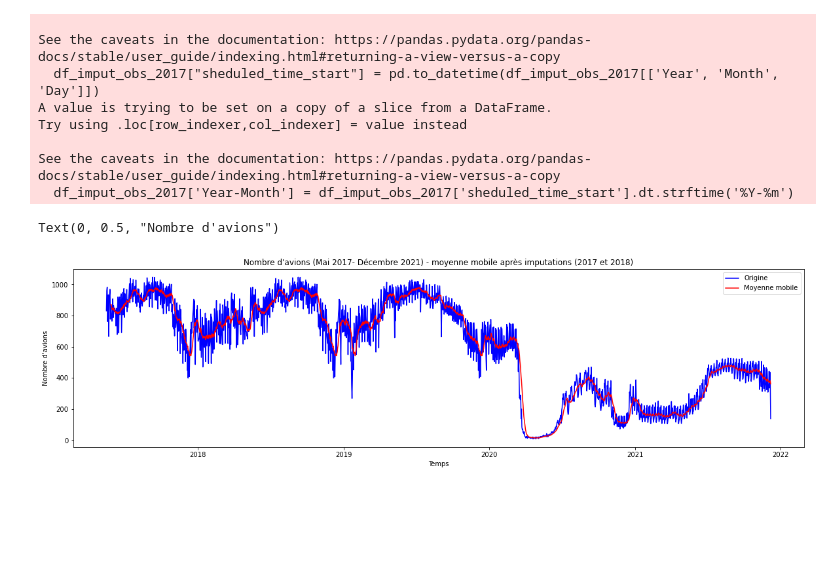
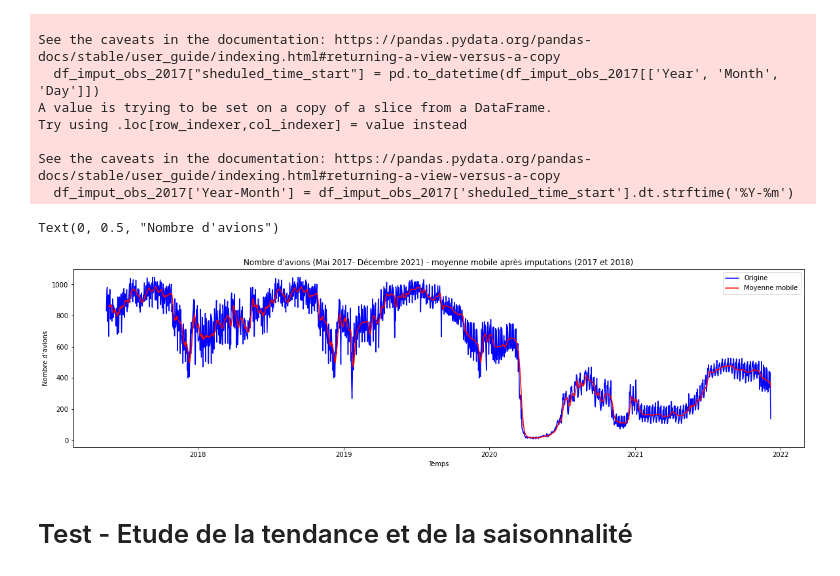
Before and after one commit to julienowack/stat_app, a Jupyter notebook: Valeurs manquantes.ipynb, the cells around one changed output. Cells and saved outputs as stored; diff of their text form; code cells hidden in the pictures; blank space fills up the shorter version.

Commit message:
Update Valeurs manquantes.ipynb
avec les tests séries temp

```diff
--- a/Valeurs manquantes.ipynb
+++ b/Valeurs manquantes.ipynb
@@ -416,18 +416,20 @@ See the caveats in the documentation: https://pandas.pydata.org/pandas-docs/stab
 # %%
 df_air_traffic_france8=df_air_traffic_7.groupby('sheduled_time_start').sum()
 df_air_traffic_france9 = df_air_traffic_france8['number_planes']
 df_air_traffic_france8=df_air_traffic_france8.reset_index()
 
 x=df_air_traffic_france8["sheduled_time_start"]
 y=df_air_traffic_france8["number_planes"]
-z=rolling_mean = df_air_traffic_france9.rolling(window = 12).mean()
+z=rolling_mean = df_air_traffic_france9.rolling(window = 7).mean()
 fig = plt.figure(1, figsize=(20, 5))
 plt.plot(x,y, color = 'blue', label = 'Origine')
 plt.plot(x, z, color = 'red', label = 'Moyenne mobile')
 plt.title("Nombre d'avions (Mai 2017- Décembre 2021) - moyenne mobile après imputations (2017 et 2018)")
 plt.legend(loc = 'best')
 plt.xlabel('Temps')
 plt.ylabel("Nombre d'avions")
 # %% [output]
 Text(0, 0.5, "Nombre d'avions")
-[figure, old version]
+[figure, new version]
+# %% [markdown]
+# Test - Etude de la tendance et de la saisonnalité
```
Also changed, not shown: parts of 5 cells of this notebook.
